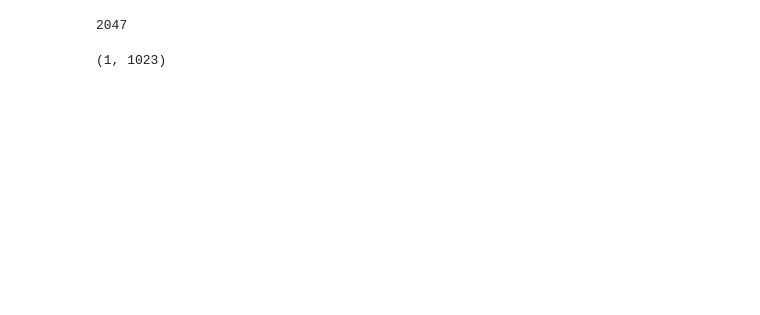
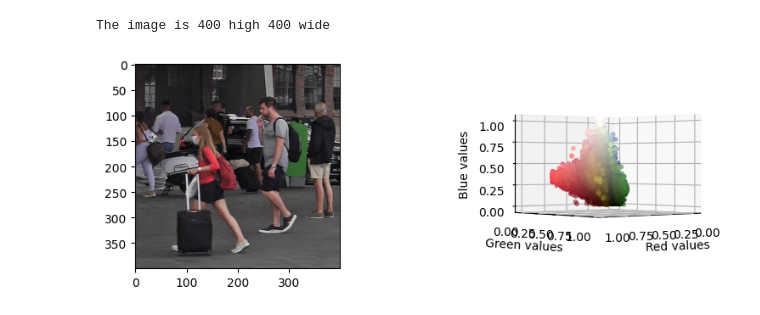
Before and after one commit to MLPills/basic-k-means, a Jupyter notebook: Basic K-Means.ipynb, the cells around one changed output. Saved outputs shown, nothing was run; the diff lists cells and outputs as text; code cells hidden in the pictures; blank space fills up the shorter version.

```diff
--- a/Basic K-Means.ipynb
+++ b/Basic K-Means.ipynb
@@ -56,8 +9,60 @@ This image has height 768 and width 1024 with 3 channels
-# %%
-sub2ind(width, 1, 1023)
-# %% [output]
-2047
-# %%
-ind2sub(width, 2047)
-# %% [output]
-(1, 1023)
+# %%
+# Set seed so we can reproduce the results
+np.random.seed(424242)
+
+# General params
+#
+# Note, if the 400x400 image is to slow, please use the 200x200
+# image, just change 400.png for 200.png
+img = image.imread('images/400.png')
+
+# We are just interested on the RGB channels, not Alpha
+img = img[:, :, 0:3]
+
+# Image data
+height, width, channels = img.shape
+
+# Each pixel will be a datapoint
+data_points = width*height
+
+# Reshape image to be of shape (width*height, channels)
+linear_img = img.copy().reshape(width*height, channels)
+
+print(f"The image is {img.shape[0]} high {img.shape[1]} wide")
+# %% [output]
+The image is 400 high 400 wide
+# %%
+# Let's plot them first
+fig = plt.figure(figsize=(10,3))
+fig.add_subplot(1, 2, 1)
+plt.imshow(img)
+
+ax = fig.add_subplot(1, 2, 2, projection='3d')
+
+# We will plot each color as its original value
+#
+# Please note that if your image is not normalized (the values of your pixels)
+# are not in the [0-1] range, you need to normalize it if, for example, you
+# got a [0-255] image, use the following line
+# colors = (img_to_plot/255).reshape(img_to_plot_datapoints, 3)
+colors = (img).reshape(data_points, 3)
+
+# Separate the channels to use as coordinates
+r = img[:, :, 0].reshape(data_points, 1)
+g = img[:, :, 1].reshape(data_points, 1)
+b = img[:, :, 2].reshape(data_points, 1)
+
+# Plot
+ax.scatter(r, g, b, s=10, facecolor=colors)
+
+# Set an elevation and azimuth that shows the points well
+ax.view_init(elev=0, azim=50)
+
+ax.set_xlabel('Red values')
+ax.set_ylabel('Green values')
+ax.set_zlabel('Blue values')
+
+# This adjusts the borders so that the labels do not cut off
+plt.tight_layout()
+# %% [output]
+[figure, added]
```
Also changed, not shown: parts of 8 cells of this notebook, 3 other files.
